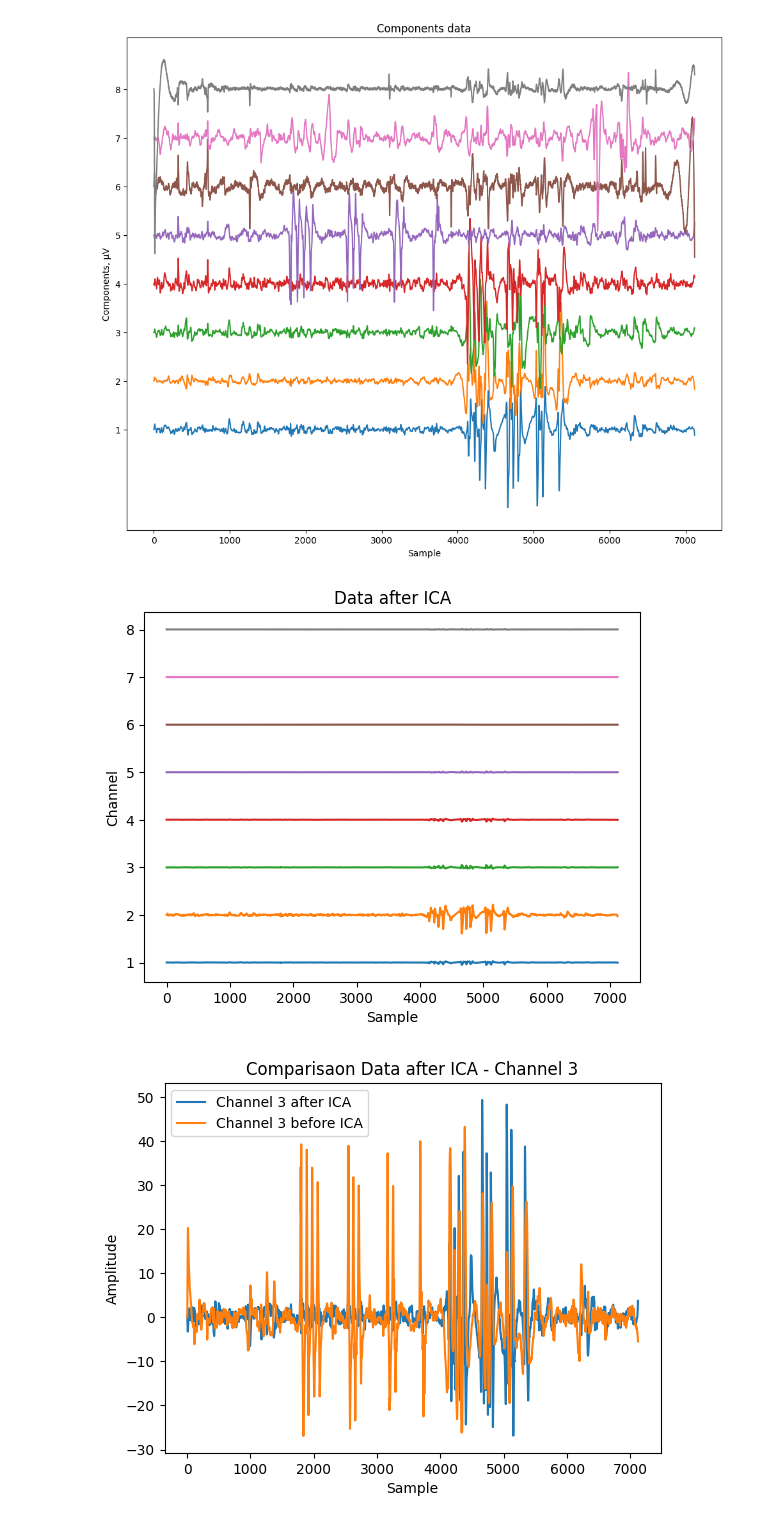
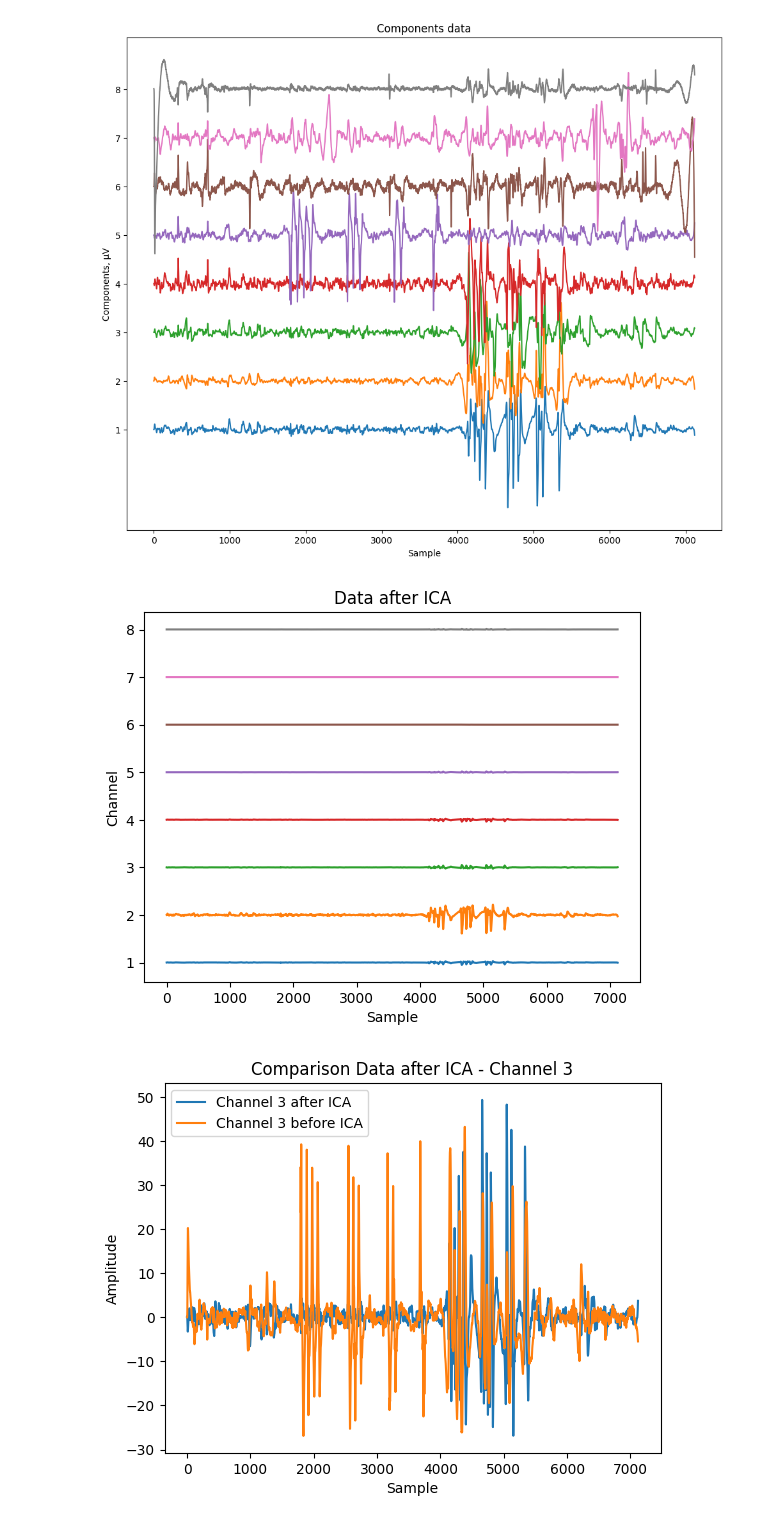
Before and after one commit to parvanehyaghoubi/NeuroWave, a Jupyter notebook: muscle_artefacts_removal.ipynb, the cells around one changed output. Cells and saved outputs as stored; diff of their text form; code cells hidden in the pictures.

```diff
--- a/muscle_artefacts_removal.ipynb
+++ b/muscle_artefacts_removal.ipynb
@@ -221,32 +221,32 @@ Next, the code plots the restored data using plt.plot, with each channel vertica
 This separation makes it easier to visualize the individual channels.
 """
 # remove all components except for the eye blink component (component 2)
 #components[:, 0] = 0
 components[:, 1] = 0
 components[:, 2] = 0
 components[:, 3] = 0
 components[:, 4] = 0
 components[:, 5] = 0
 components[:, 6] = 0
 components[:, 7] = 0
 # reconstruct EEG without blinks
 restored = ica.inverse_transform(components)
 
 plt.plot(restored + range(1000, 1000*n_channels+1000, 1000))
 plt.yticks(range(1000, 1000*n_channels+1000, 1000), range(1, n_channels+1))
 plt.ylabel('Channel')
 plt.xlabel('Sample')
 plt.title("Data after ICA")
 plt.show()
 
 channel_data = restored[:, channel]
 plt.plot(channel_data, label=f'Channel {channel + 1} after ICA')
 plt.plot(channel_data_bp_filtered, label=f'Channel {channel + 1} before ICA')
 plt.ylabel('Amplitude')
 plt.xlabel('Sample')
-plt.title("Comparisaon Data after ICA - Channel " + str(channel+1))
+plt.title("Comparison Data after ICA - Channel " + str(channel+1))
 plt.legend()
 plt.show()
 # %% [output]
 [figure]
-[figure, old version]
+[figure, new version]
```
Also changed, not shown: parts of 1 cell of this notebook.
